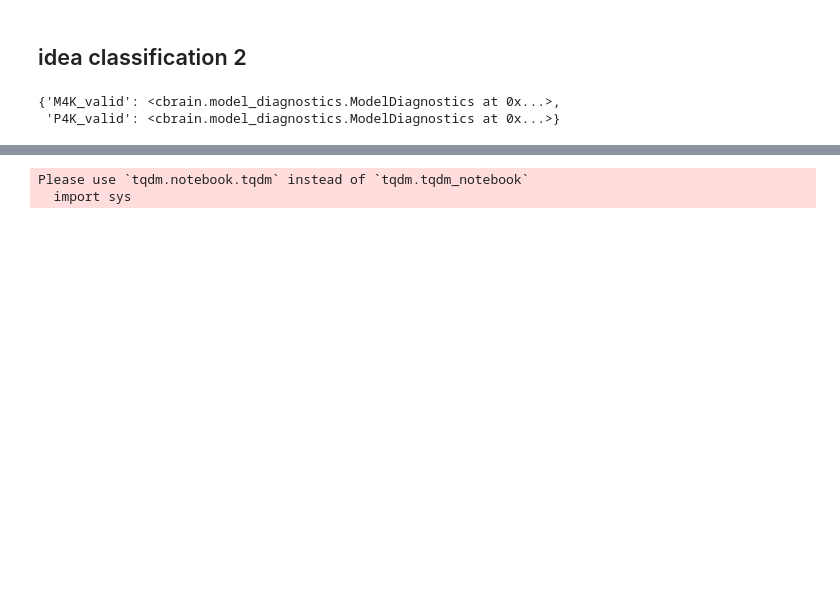
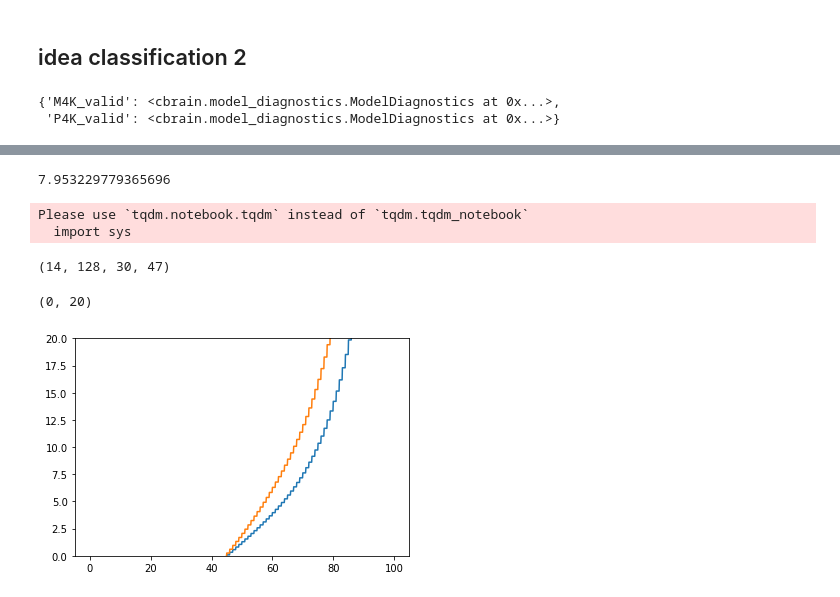
Before and after one commit to ankitesh97/CBRAIN-CAM, a Jupyter notebook: notebooks/ankitesh-devlog/10_Regression_New_Scalings.ipynb, the cells around one changed output, grey strips where cells are left out. Saved outputs shown, nothing was run; the diff lists cells and outputs as text; code cells hidden in the pictures; blank space fills up the shorter version.

```diff
--- a/notebooks/ankitesh-devlog/10_Regression_New_Scalings.ipynb
+++ b/notebooks/ankitesh-devlog/10_Regression_New_Scalings.ipynb
@@ -783,3 +789,7 @@ def convert_from_percentile_to_physical(perc_val, PERC):
+# %%
+convert_from_percentile_to_physical_2(63.92915553347702, perc_array_p4k)
+# %% [output]
+7.953229779365696
 # %%
 lat_ind = np.arange(26,40)
 iinis = 200
@@ -821,3 +831,19 @@ for itime in tqdm(np.arange(iini,iend)):
 # %% [output]
 Please use `tqdm.notebook.tqdm` instead of `tqdm.tqdm_notebook`
   import sys
+# %%
+vals['PHQ'].shape
+# %% [output]
+(14, 128, 30, 47)
+# %%
+path = '/export/nfs0home/ankitesg/data/percentile_data_bin_size_1000.pkl'
+# %%
+dumped = load_pickle(path)
+perc = dumped['Percentile']
+# %%
+plt.plot(np.arange(0,1001)/10, perc['M4K']['PHQ'][29])
+plt.plot(np.arange(0,1001)/10, perc['P4K']['PHQ'][29])
+plt.ylim((0,20))
+# %% [output]
+(0, 20)
+[figure, added]
```
Also changed, not shown: parts of 58 cells of this notebook, 10 other files.
